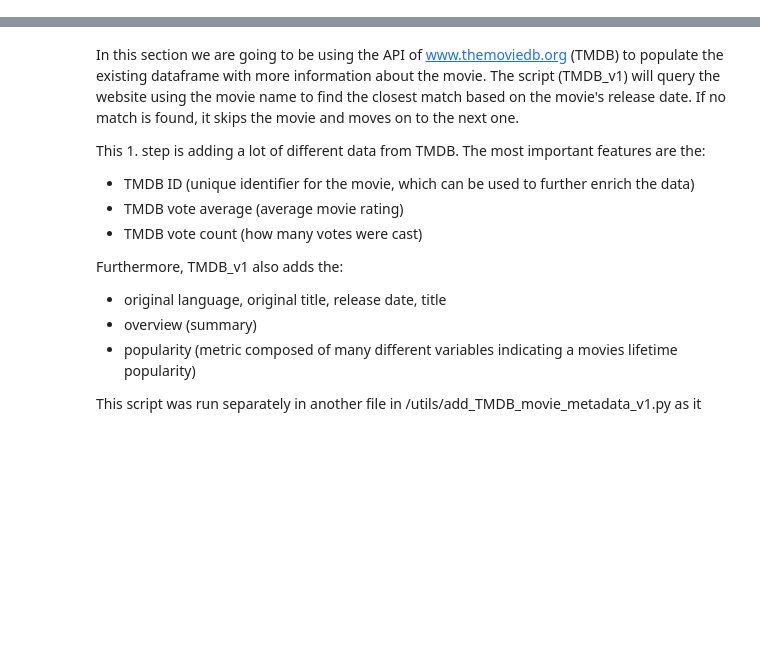
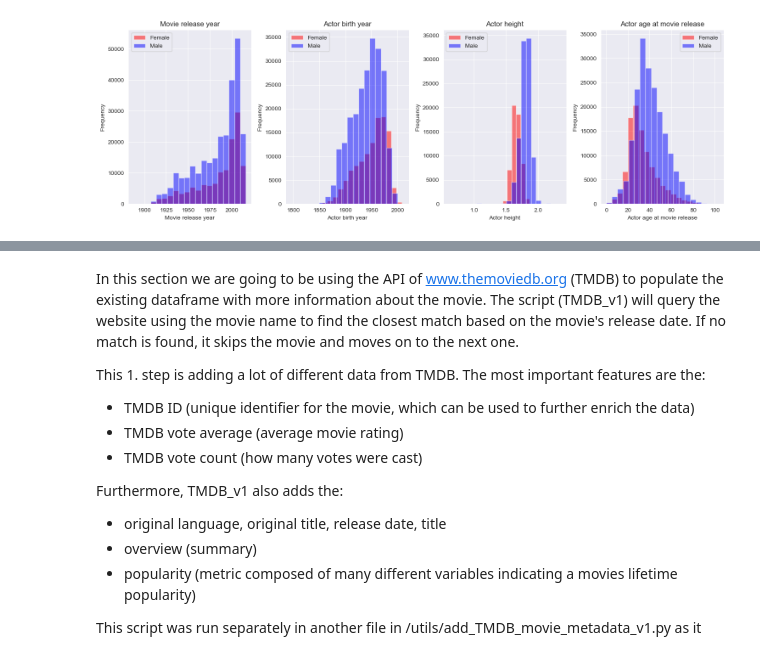
Before and after one commit to epfl-ada/ada-2023-project-byggemandbob, a Jupyter notebook: pipeline_gus.ipynb, the cells around one changed output, grey strips where cells are left out. Cells and saved outputs as stored; diff of their text form; code cells hidden in the pictures; blank space fills up the shorter version.

```diff
--- a/pipeline_gus.ipynb
+++ b/pipeline_gus.ipynb
@@ -3,0 +251,28 @@
+# %%
+# Variables of interest
+variables = ['Movie release year', 'Actor birth year', 'Actor height', 'Actor age at movie release']
+
+# Create a figure with four subplots (one for each variable)
+fig, axes = plt.subplots(1, 4, figsize=(15, 5))
+
+# Create histograms for each variable in each subplot
+for i, variable in enumerate(variables):
+    ax = axes[i]
+
+    # Create histograms for female and male characters for the current variable
+    female_data = female_characters[variable].dropna()
+    male_data = male_characters[variable].dropna()
+
+    ax.hist(female_data, bins=20, alpha=0.5, color='red', label='Female')
+    ax.hist(male_data, bins=20, alpha=0.5, color='blue', label='Male')
+
+    ax.set_xlabel(variable)
+    ax.set_ylabel('Frequency')
+    ax.set_title(variable)
+    ax.legend()
+
+# Adjust the layout to prevent overlapping
+plt.tight_layout()
+plt.show()
+# %% [output]
+[figure, added]
```
Also changed, not shown: parts of 65 cells of this notebook.
